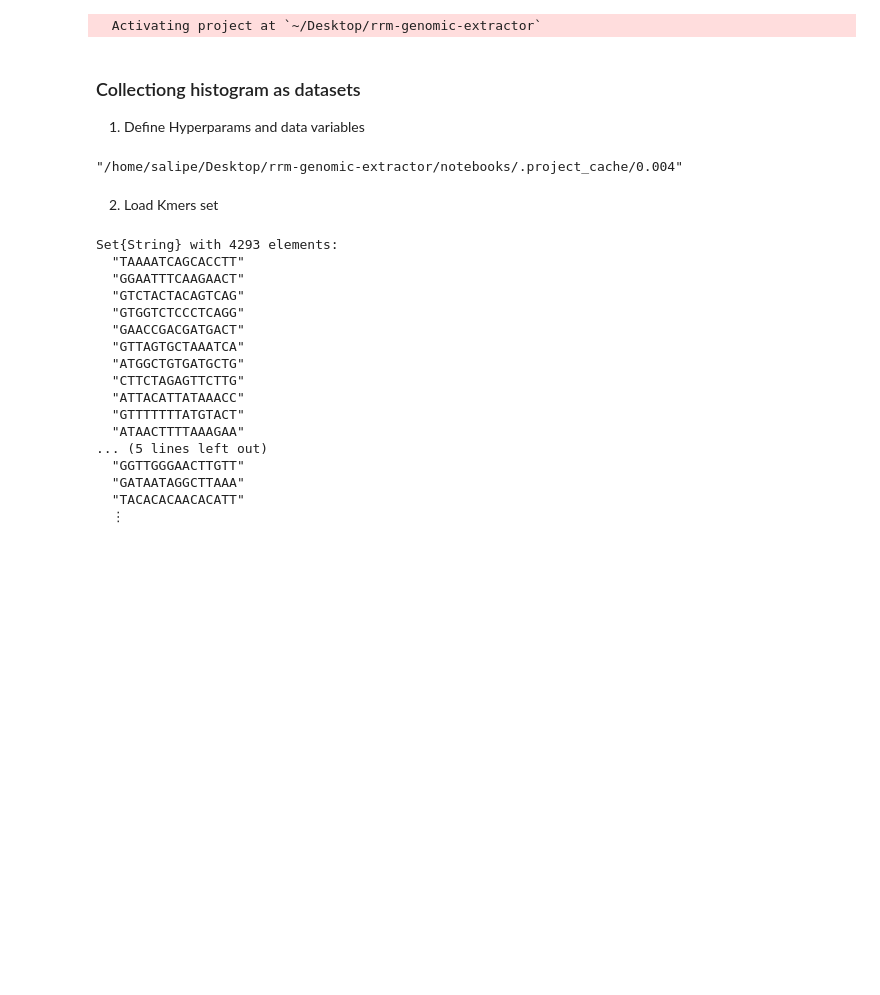
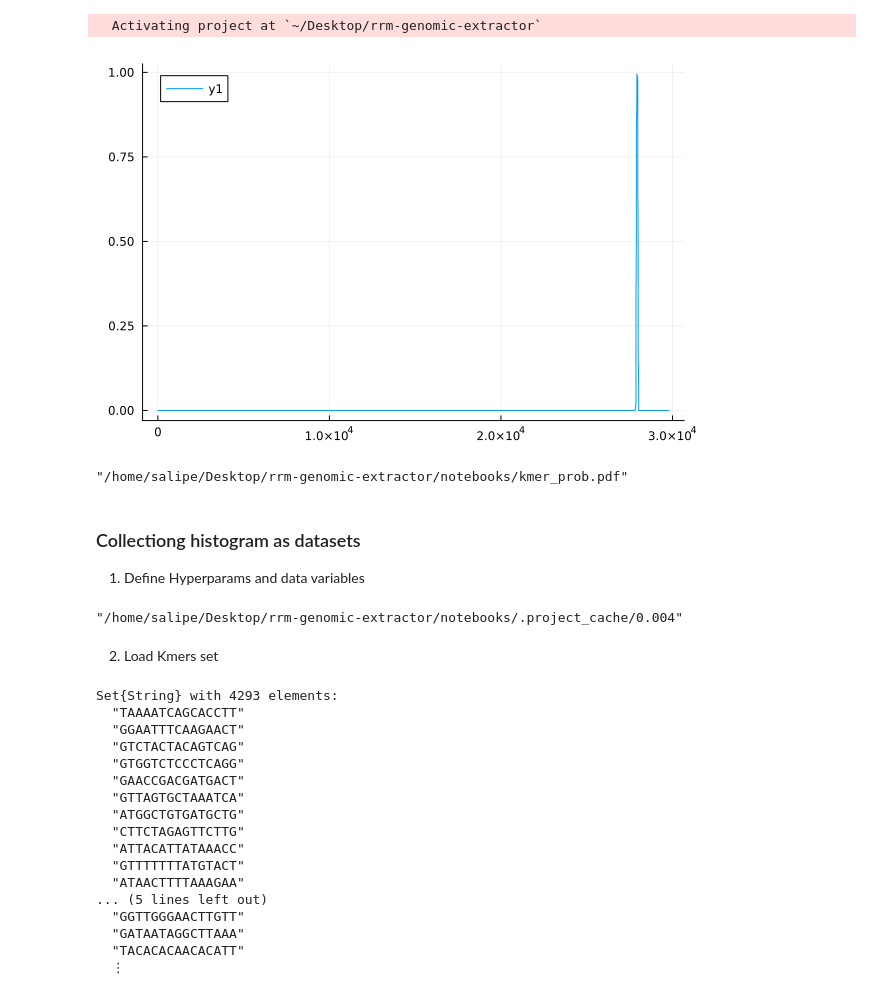
Before and after one commit to SALIPE/genomic-extractor, a Jupyter notebook: notebooks/wdwclassifier.ipynb, the cells around one changed output. Saved outputs shown, nothing was run; the diff lists cells and outputs as text; code cells hidden in the pictures; blank space fills up the shorter version.

```diff
--- a/notebooks/wdwclassifier.ipynb
+++ b/notebooks/wdwclassifier.ipynb
@@ -17,6 +19,19 @@ using FASTX,
     .Model
 # %% [output]
   Activating project at `~/Desktop/rrm-genomic-extractor`
+# %%
+modelCachedFile::String = "../.project_cache/0.004/kmers_distribution.dat"
+model = DataIO.load_cache(modelCachedFile)
+# %% [output]
+[figure, added]
+# %%
+distributions = model.class_string_probs["Alpha"]
+key::String = collect(keys(distributions))[20]
+
+plot(distributions[key], title="Probability an position appearance \nof $key in Alpha", dpi=300)
+savefig("kmer_prob.pdf")
+# %% [output]
+"/home/salipe/Desktop/rrm-genomic-extractor/notebooks/kmer_prob.pdf"
 # %% [markdown]
 ### Collectiong histogram as datasets
 
```
Also changed, not shown: parts of 1 cell of this notebook, 2 other files.
